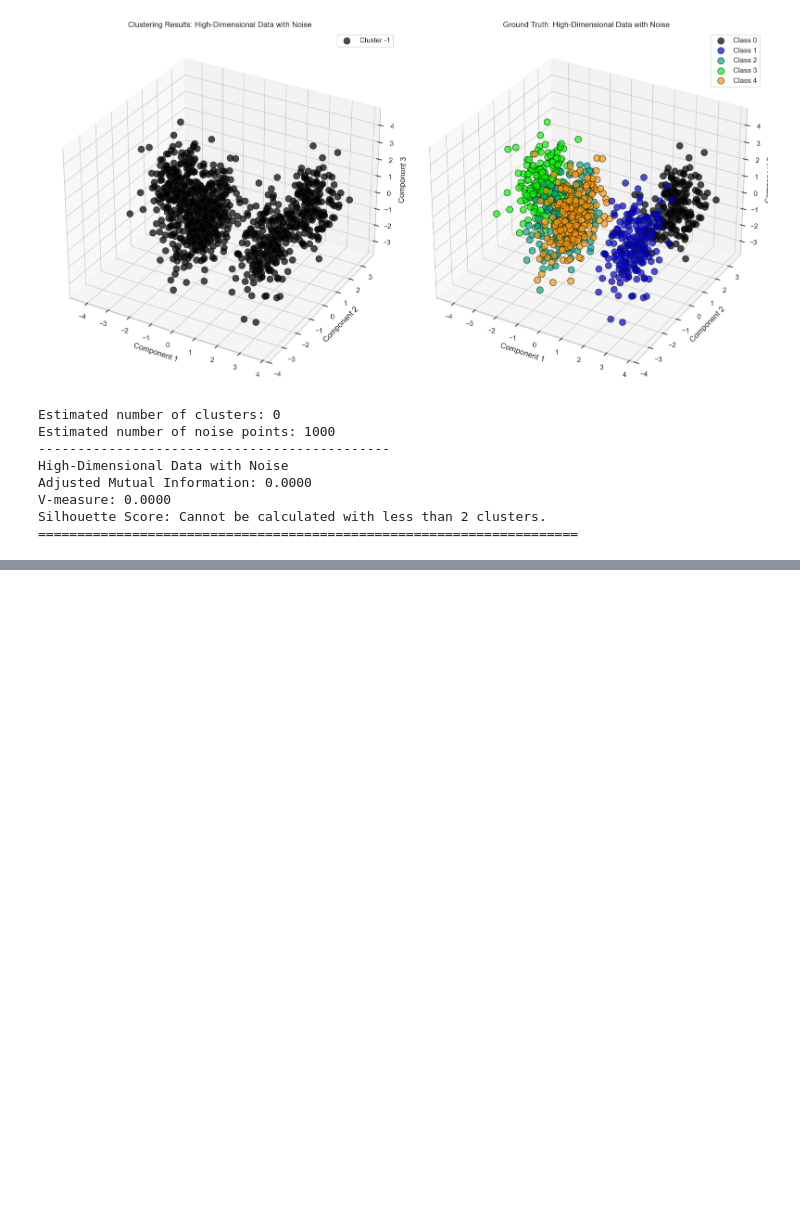
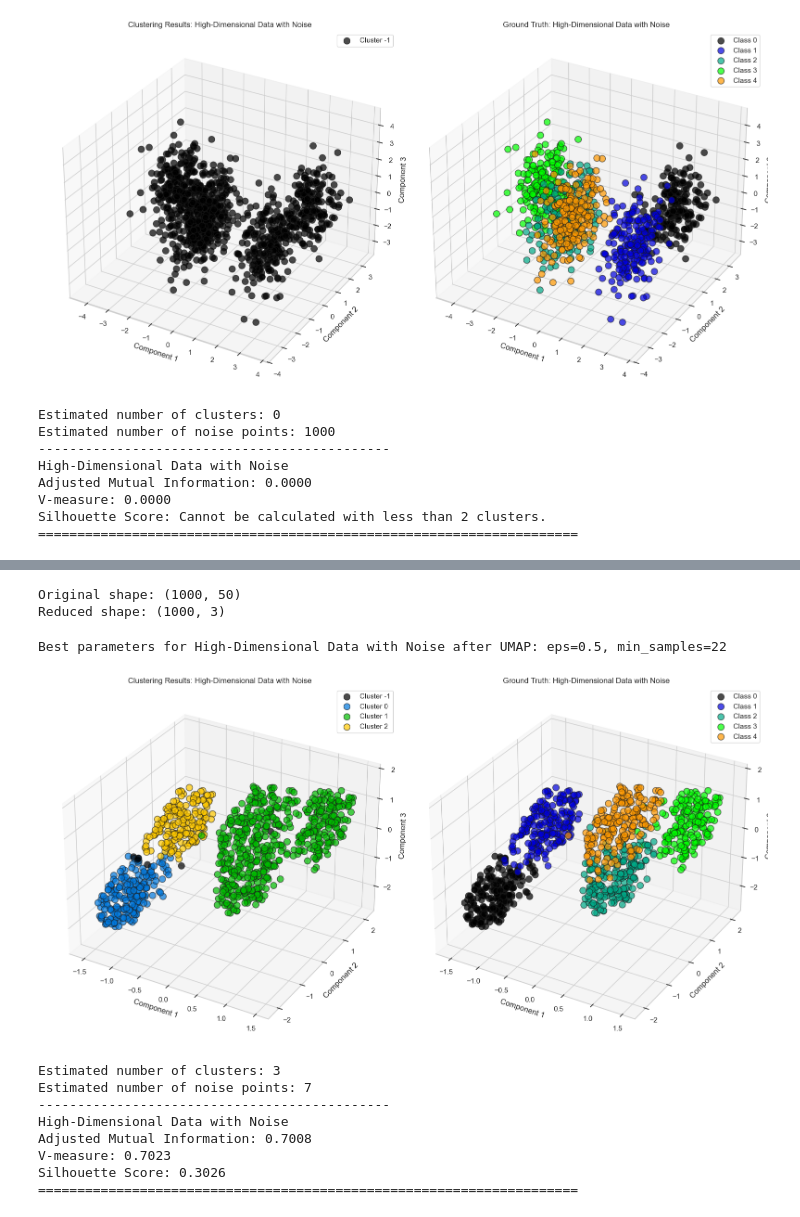
Before and after one commit to nalin0503/SC4020-DA-M, a Jupyter notebook: dbscan.ipynb, the cells around one changed output, grey strips where cells are left out. Saved outputs shown, nothing was run; the diff lists cells and outputs as text; code cells hidden in the pictures; blank space fills up the shorter version.

Commit message:
added umap reduction for high dim data

```diff
--- a/dbscan.ipynb
+++ b/dbscan.ipynb
@@ -195,0 +213,52 @@ Silhouette Score: Cannot be calculated with less than 2 clusters.
+# %%
+# Import UMAP
+import umap.umap_ as umap
+
+# Load high-dimensional dataset
+dataset_name = 'High-Dimensional Data with Noise'
+filename = 'high_dimensional_data.csv'
+filepath = os.path.join(datasets_dir, filename)
+X_high_dim, y_true_high_dim = load_dataset(filepath)
+
+# Apply UMAP to reduce dimensionality to 3D
+n_components = 3
+umap_reducer = umap.UMAP(n_components=n_components, random_state=42)
+X_reduced = umap_reducer.fit_transform(X_high_dim)
+
+print(f"Original shape: {X_high_dim.shape}")
+print(f"Reduced shape: {X_reduced.shape}")
+# %% [output]
+Original shape: (1000, 50)
+Reduced shape: (1000, 3)
+# %%
+# Define parameter ranges for tuning
+eps_values = np.linspace(0.5, 5.0, 10)
+min_samples_values = range(2, 30, 4)
+
+# Tune hyperparameters on reduced data
+best_params = tune_dbscan_params(X_reduced, y_true_high_dim, eps_values, min_samples_values)
+
+if best_params['eps'] is not None:
+    # Update params with best parameters
+    params = {}
+    params['eps'] = best_params['eps']
+    params['min_samples'] = best_params['min_samples']
+    print(f"Best parameters for {dataset_name} after UMAP: eps={params['eps']}, min_samples={params['min_samples']}")
+else:
+    # Use default parameters if no best parameters found
+    params = {'eps': eps_values[0], 'min_samples': min_samples_values[0]}
+    print(f"No suitable parameters found for {dataset_name}. Using default parameters.")
+
+# Run DBSCAN with best parameters and visualize results
+dbscan = run_dbscan(X_reduced, y_true_high_dim, eps=params['eps'], min_samples=params['min_samples'], title=dataset_name)
+# %% [output]
+Best parameters for High-Dimensional Data with Noise after UMAP: eps=0.5, min_samples=22
+[figure, added]
+Estimated number of clusters: 3
+Estimated number of noise points: 7
+---------------------------------------------
+High-Dimensional Data with Noise
+Adjusted Mutual Information: 0.7008
+V-measure: 0.7023
+Silhouette Score: 0.3026
+=====================================================================
```
Also changed, not shown: parts of 2 cells of this notebook, 1 other file.
